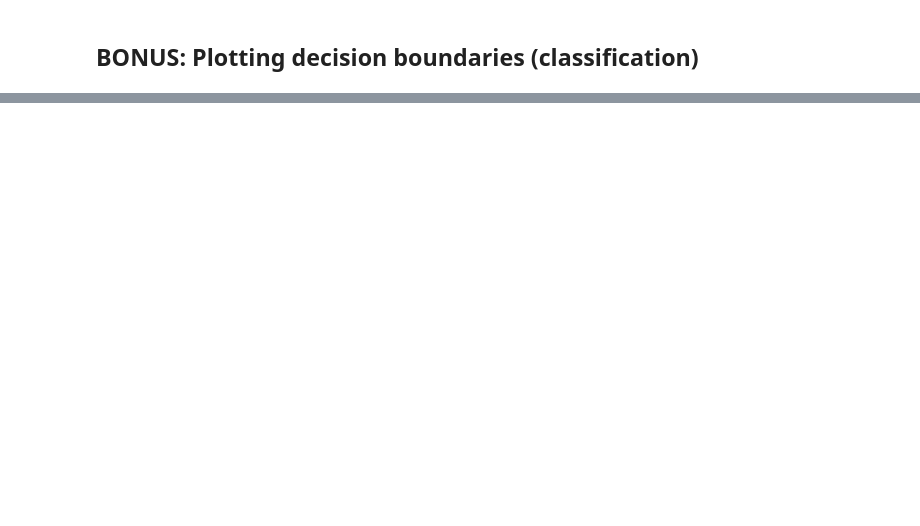
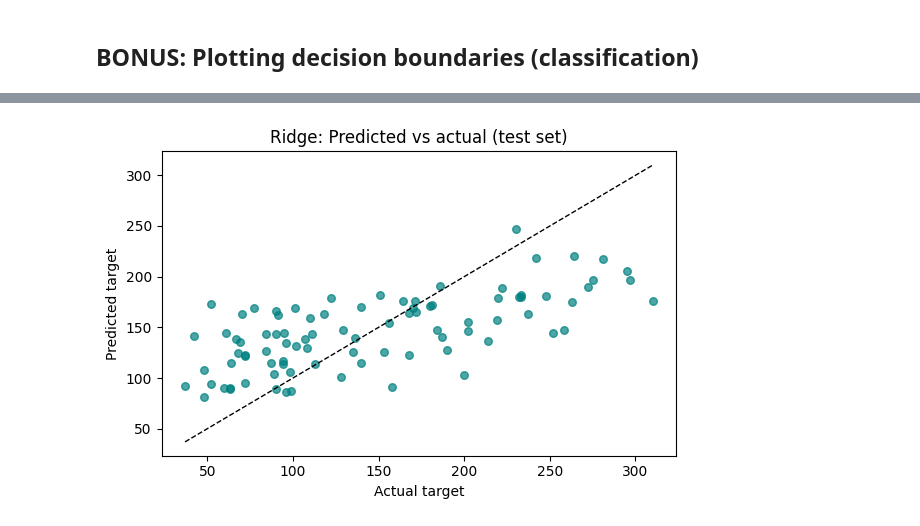
Before and after one commit to LAjoyan/ML-Frameworks, a Jupyter notebook: Assignments/assignments_4.ipynb, the cells around one changed output, grey strips where cells are left out. Saved outputs shown, nothing was run; the diff lists cells and outputs as text; code cells hidden in the pictures; blank space fills up the shorter version.

Commit message:
Add experiments with Iris and Diabetes datasets using sklearn. Implement classification and regression workflows, evaluate models, and explore dataset structure while learning ML.

```diff
--- a/Assignments/assignments_4.ipynb
+++ b/Assignments/assignments_4.ipynb
@@ -207,0 +272,20 @@ y_pred = LogReg.predict(X_test)
+# %%
+# PREP: Doing the same as above, but for another dataset
+
+# Regression dataset: Diabetes
+diabetes = load_diabetes(as_frame=True)
+X_reg = diabetes.data
+y_reg = diabetes.target
+
+X_reg_train, X_reg_test, y_reg_train, y_reg_test = train_test_split(
+    X_reg, y_reg, test_size=0.2, random_state=42
+)
+
+# Diabetes: histogram of target values
+plt.figure(figsize=(6, 4))
+plt.hist(y_reg, bins=20, color="steelblue", edgecolor="black")
+plt.title("Diabetes: Target distribution")
+plt.xlabel("Disease progression")
+plt.ylabel("Count")
+plt.tight_layout()
+plt.show()
@@ -343,30 +374,14 @@ weighted avg       1.00      1.00      1.00        50
 # %%
-# import numpy as np
-
-# X_cls_2d = X.iloc[:, :2]
-# log_reg_2d = LogisticRegression(max_iter=1000)
-# log_reg_2d.fit(X_cls_2d, y)
-
-# # Create a grid of points to show the decision regions
-# x_min, x_max = X_cls_2d[:, 0].min() - 0.5, X_cls_2d[:, 0].max() + 0.5
-# y_min, y_max = X_cls_2d[:, 1].min() - 0.5, X_cls_2d[:, 1].max() + 0.5
-# xx, yy = np.meshgrid(np.linspace(x_min, x_max, 300), np.linspace(y_min, y_max, 300))
-# grid = np.c_[xx.ravel(), yy.ravel()]
-# grid_preds = log_reg_2d.predict(grid).reshape(xx.shape)
-
-# plt.figure(figsize=(6, 4))
-# plt.contourf(xx, yy, grid_preds, alpha=0.2, cmap="viridis")
-# assigned = log_reg_2d.predict(X_cls_2d)
-# plt.scatter(
-#     X_cls_2d[:, 0],
-#     X_cls_2d[:, 1],
-#     c=assigned,
-#     cmap="viridis",
-#     s=30,
-#     edgecolor="k",
-# )
-# plt.title("Iris: LogReg class assignments + decision regions")
-# plt.xlabel(target_names.feature_names[0])
-# plt.ylabel(target_names.feature_names[1])
-# plt.tight_layout()
-# plt.show()
+# BONUS: Plot Ridge predictions vs actual (good regression diagnostic)
+plt.figure(figsize=(6, 4))
+plt.scatter(y_reg_test, y_reg_pred[1], color="teal", s=30, alpha=0.7)
+min_val = min(y_reg_test.min(), y_reg_pred[0].min())
+max_val = max(y_reg_test.max(), y_reg_pred[0].max())
+plt.plot([min_val, max_val], [min_val, max_val], "k--", linewidth=1)
+plt.title("Ridge: Predicted vs actual (test set)")
+plt.xlabel("Actual target")
+plt.ylabel("Predicted target")
+plt.tight_layout()
+plt.show()
+# %% [output]
+[figure, added]
```
Also changed, not shown: parts of 25 cells of this notebook.
